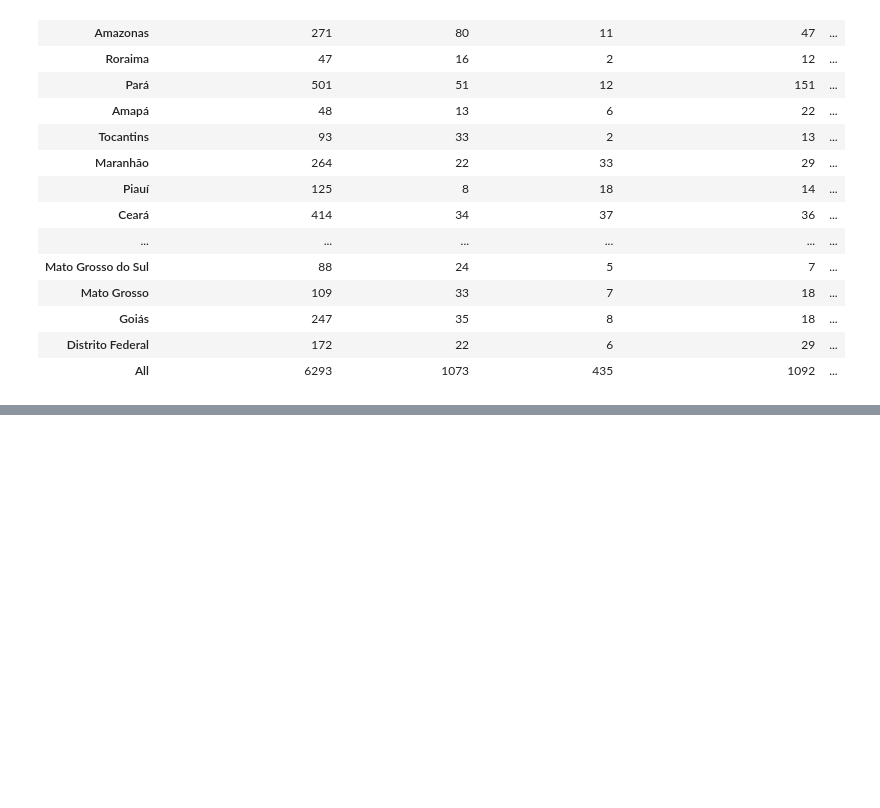
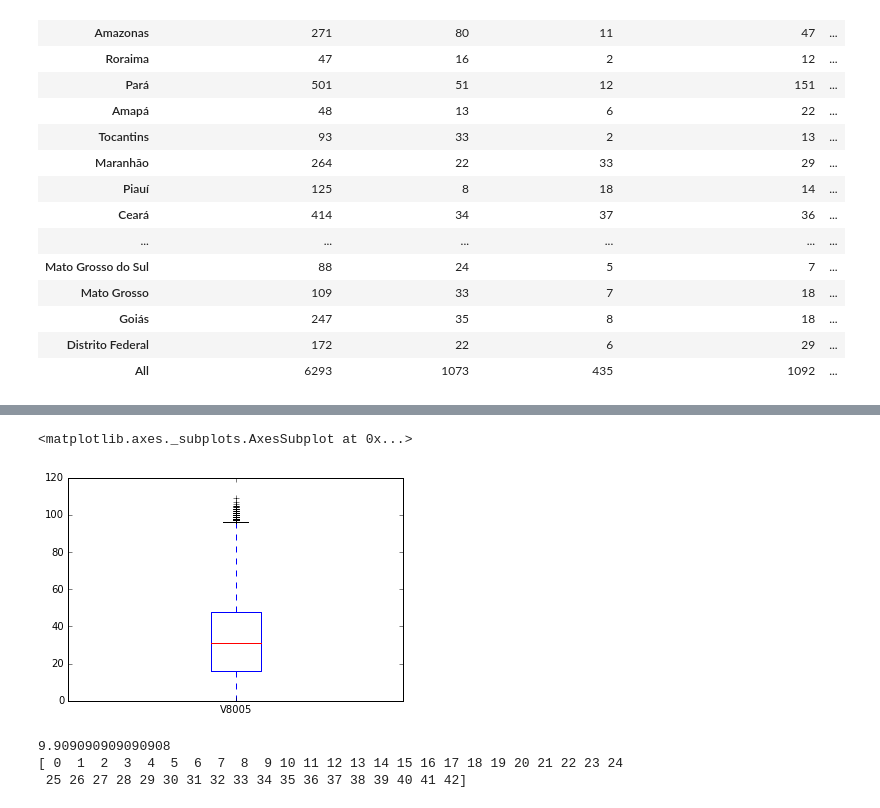
Before and after one commit to Formulos/CD, a Jupyter notebook: Aula 2/Aula02 Atividade Variáveis Qualitativas com PNAD.ipynb, the cells around one changed output, grey strips where cells are left out. Saved outputs shown, nothing was run; the diff lists cells and outputs as text; code cells hidden in the pictures; blank space fills up the shorter version.

```diff
--- a/Aula 2/Aula02 Atividade Variáveis Qualitativas com PNAD.ipynb
+++ b/Aula 2/Aula02 Atividade Variáveis Qualitativas com PNAD.ipynb
@@ -279,0 +288,17 @@ AttributeError: 'DataFrame' object has no attribute 'renda'
+# %%
+dados.idade.plot.box()
+# %% [output]
+<matplotlib.axes._subplots.AxesSubplot at 0x...>
+[figure, added]
+# %%
+#k = math.sqrt(362555)
+k = 110/10
+a = (109.0 - 0) / k
+print(a)
+
+faixa =  numpy.arange(0,43,math.ceil(a/k))
+print(faixa)
+# %% [output]
+9.909090909090908
+[ 0  1  2  3  4  5  6  7  8  9 10 11 12 13 14 15 16 17 18 19 20 21 22 23 24
+ 25 26 27 28 29 30 31 32 33 34 35 36 37 38 39 40 41 42]
```
Also changed, not shown: parts of 5 cells of this notebook.
